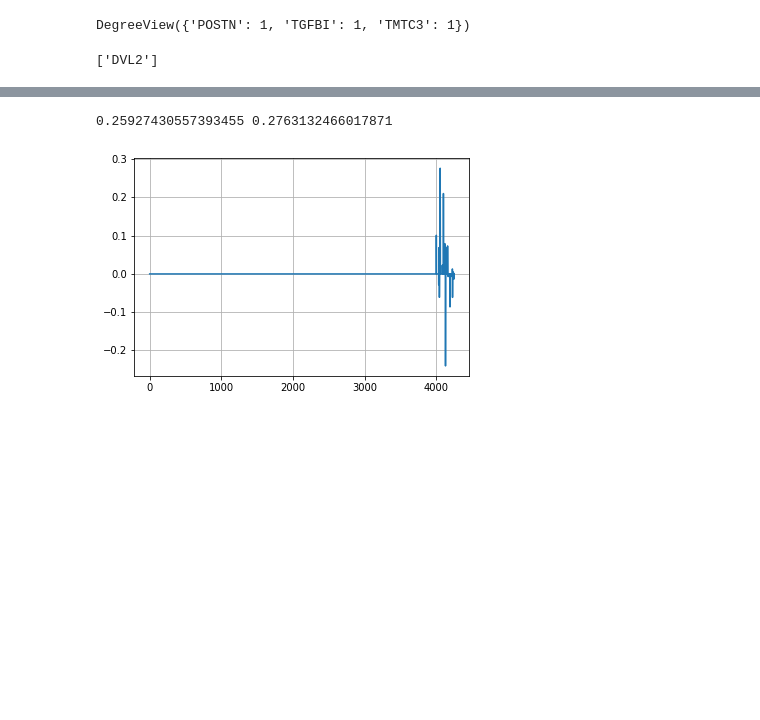
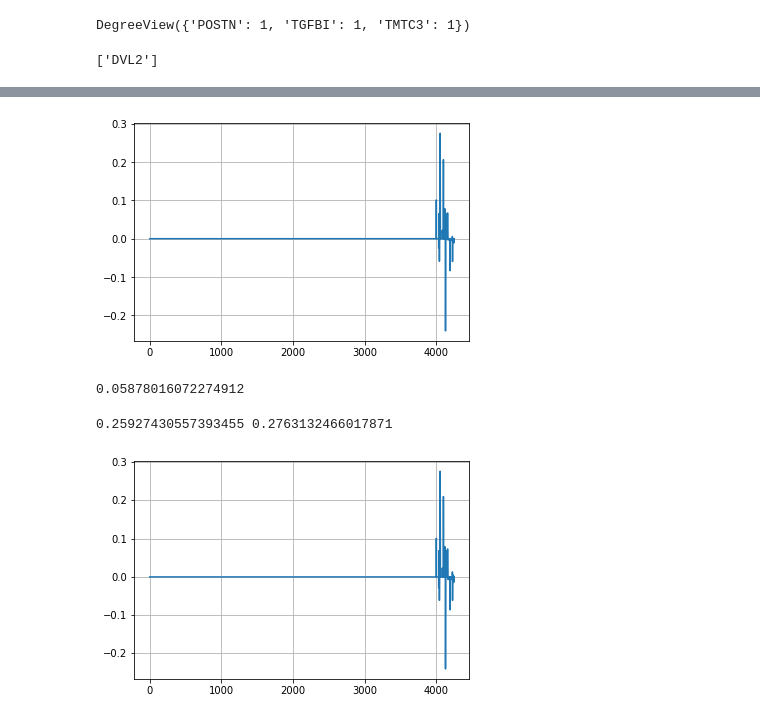
Before and after one commit to govinda-kamath/Normalized_Trend_Filtering, a Jupyter notebook: Preprocessing/get_graph.ipynb, the cells around one changed output, grey strips where cells are left out. Saved outputs shown, nothing was run; the diff lists cells and outputs as text; code cells hidden in the pictures; blank space fills up the shorter version.

```diff
--- a/Preprocessing/get_graph.ipynb
+++ b/Preprocessing/get_graph.ipynb
@@ -197,3 +214,12 @@ list(g.neighbors("TMTC3"))
+# %%
+plt.plot(incidence_lassos[10])
+plt.grid()
+# %% [output]
+[figure, added]
+# %%
+ np.logspace(-2, 1, 40)[10]
+# %% [output]
+0.05878016072274912
 # %%
 x = cp.Variable(num_intersection_proteins+num_orphan_proteins)
 objective = cp.Minimize((1. / (2*A.shape[0])) * cp.sum_squares(A*x - y)+ alpha* cp.norm1(Reg2*x))
```
Also changed, not shown: parts of 6 cells of this notebook.
